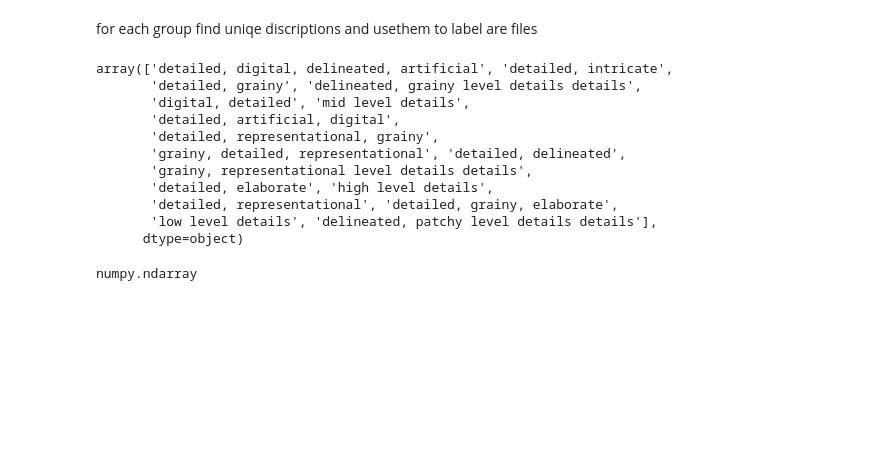
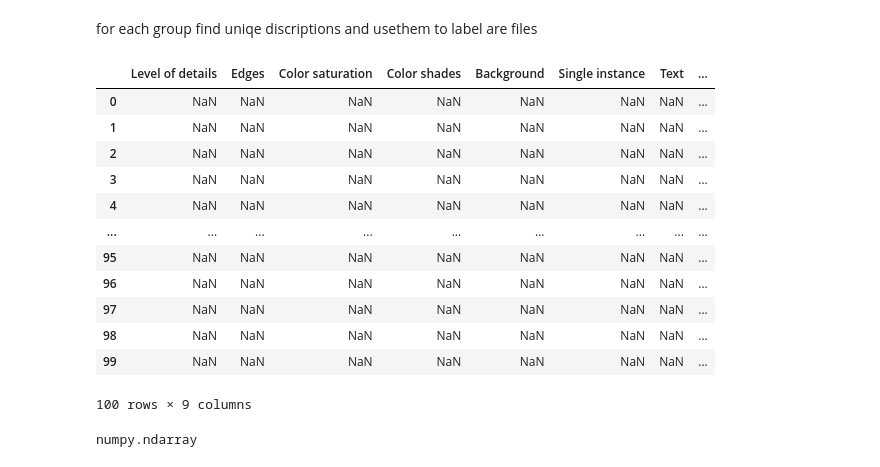
Before and after one commit to md131376st/amlProhect, a Jupyter notebook: data/PACS/AddDataLabels.ipynb, the cells around one changed output. Saved outputs shown, nothing was run; the diff lists cells and outputs as text; code cells hidden in the pictures; blank space fills up the shorter version.

```diff
--- a/data/PACS/AddDataLabels.ipynb
+++ b/data/PACS/AddDataLabels.ipynb
@@ -42,18 +42,21 @@ cartoonDf = pd.DataFrame(cartoonDescriptions, columns=columns)
 sketchDf = pd.DataFrame(sketchDescriptions, columns=columns)
 # %%
 artPaintingDf["Level of details"].unique()
+artPaintingDf.where(artPaintingDf["Level of details"]=="low level details")
 # %% [output]
+|  | Level of details | Edges | Color saturation | Color shades | Background | Single instance | Text | ... |
+| 0 | NaN | NaN | NaN | NaN | NaN | NaN | NaN | ... |
+| 1 | NaN | NaN | NaN | NaN | NaN | NaN | NaN | ... |
+| 2 | NaN | NaN | NaN | NaN | NaN | NaN | NaN | ... |
+| 3 | NaN | NaN | NaN | NaN | NaN | NaN | NaN | ... |
+| 4 | NaN | NaN | NaN | NaN | NaN | NaN | NaN | ... |
+| ... | ... | ... | ... | ... | ... | ... | ... | ... |
+| 95 | NaN | NaN | NaN | NaN | NaN | NaN | NaN | ... |
+| 96 | NaN | NaN | NaN | NaN | NaN | NaN | NaN | ... |
+| 97 | NaN | NaN | NaN | NaN | NaN | NaN | NaN | ... |
+| 98 | NaN | NaN | NaN | NaN | NaN | NaN | NaN | ... |
+| 99 | NaN | NaN | NaN | NaN | NaN | NaN | NaN | ... |
-array(['detailed, digital, delineated, artificial', 'detailed, intricate',
-       'detailed, grainy', 'delineated, grainy level details details',
-       'digital, detailed', 'mid level details',
-       'detailed, artificial, digital',
-       'detailed, representational, grainy',
-       'grainy, detailed, representational', 'detailed, delineated',
-       'grainy, representational level details details',
-       'detailed, elaborate', 'high level details',
-       'detailed, representational', 'detailed, grainy, elaborate',
-       'low level details', 'delineated, patchy level details details'],
-      dtype=object)
+100 rows × 9 columns
 # %%
 import numpy
 hi = artPaintingDf["Edges"].unique()
```
Also changed, not shown: parts of 7 cells of this notebook.
